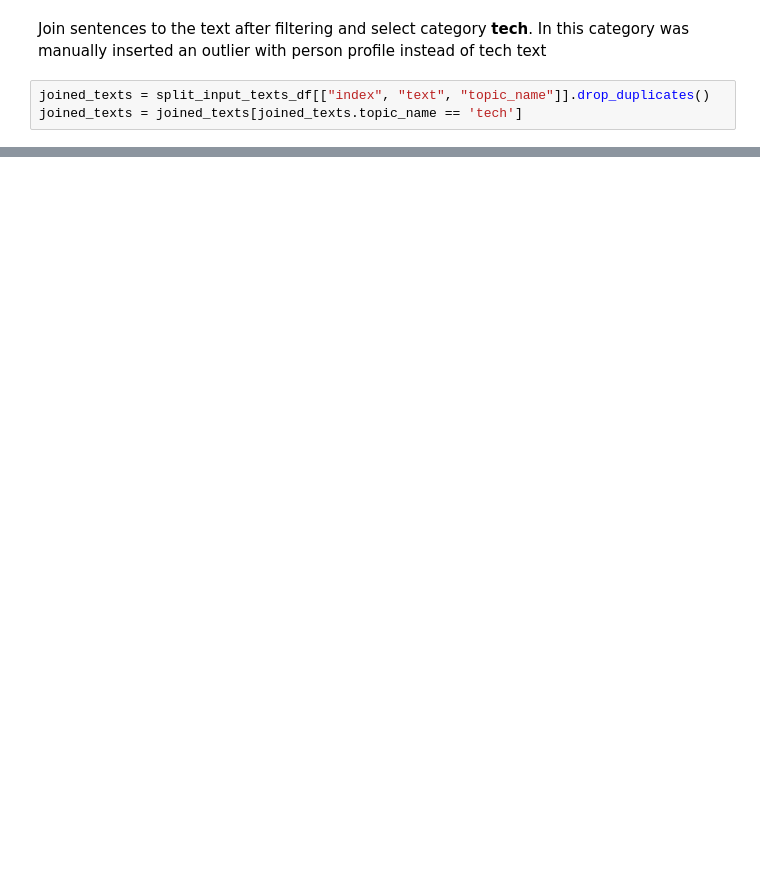
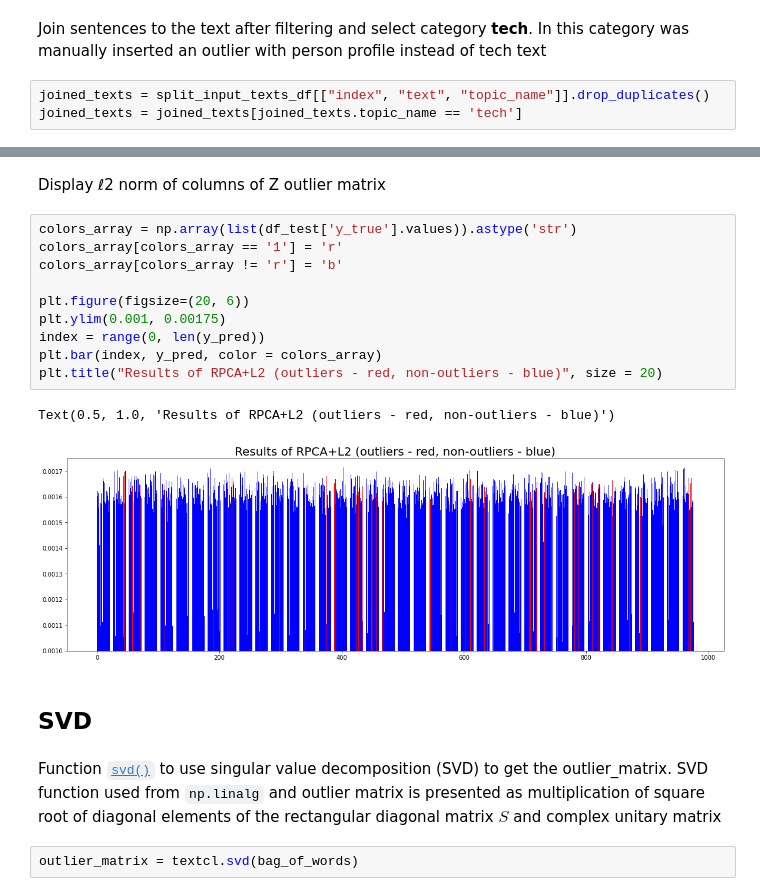
Before and after one commit to alinapetukhova/textcl, a Jupyter notebook: examples/text_preprocessing_tutorial.ipynb, the cells around one changed output, grey strips where cells are left out. Cells and saved outputs as stored; diff of their text form; blank space fills up the shorter version.

```diff
--- a/examples/text_preprocessing_tutorial.ipynb
+++ b/examples/text_preprocessing_tutorial.ipynb
@@ -165,0 +348,21 @@ Texts with id=20 was removed because it describes a person profile instead of te
+# %% [markdown]
+Display ℓ2 norm of columns of Z outlier matrix
+# %%
+colors_array = np.array(list(df_test['y_true'].values)).astype('str')
+colors_array[colors_array == '1'] = 'r'
+colors_array[colors_array != 'r'] = 'b'
+
+plt.figure(figsize=(20, 6))
+plt.ylim(0.001, 0.00175)
+index = range(0, len(y_pred))
+plt.bar(index, y_pred, color = colors_array)
+plt.title("Results of RPCA+L2 (outliers - red, non-outliers - blue)", size = 20)
+# %% [output]
+Text(0.5, 1.0, 'Results of RPCA+L2 (outliers - red, non-outliers - blue)')
+[figure, added]
+# %% [markdown]
+## SVD
+# %% [markdown]
+Function [`svd()`](https://alinapetukhova.github.io/textcl/docs/outliers_detection.html#textcl.outliers_detection.svd) to use singular value decomposition (SVD) to get the outlier_matrix. SVD function used from `np.linalg` and outlier matrix is presented as multiplication of square root of diagonal elements of the rectangular diagonal matrix $S$ and complex unitary matrix
+# %%
+outlier_matrix = textcl.svd(bag_of_words)
```
Also changed, not shown: parts of 46 cells of this notebook, 2 other files.
